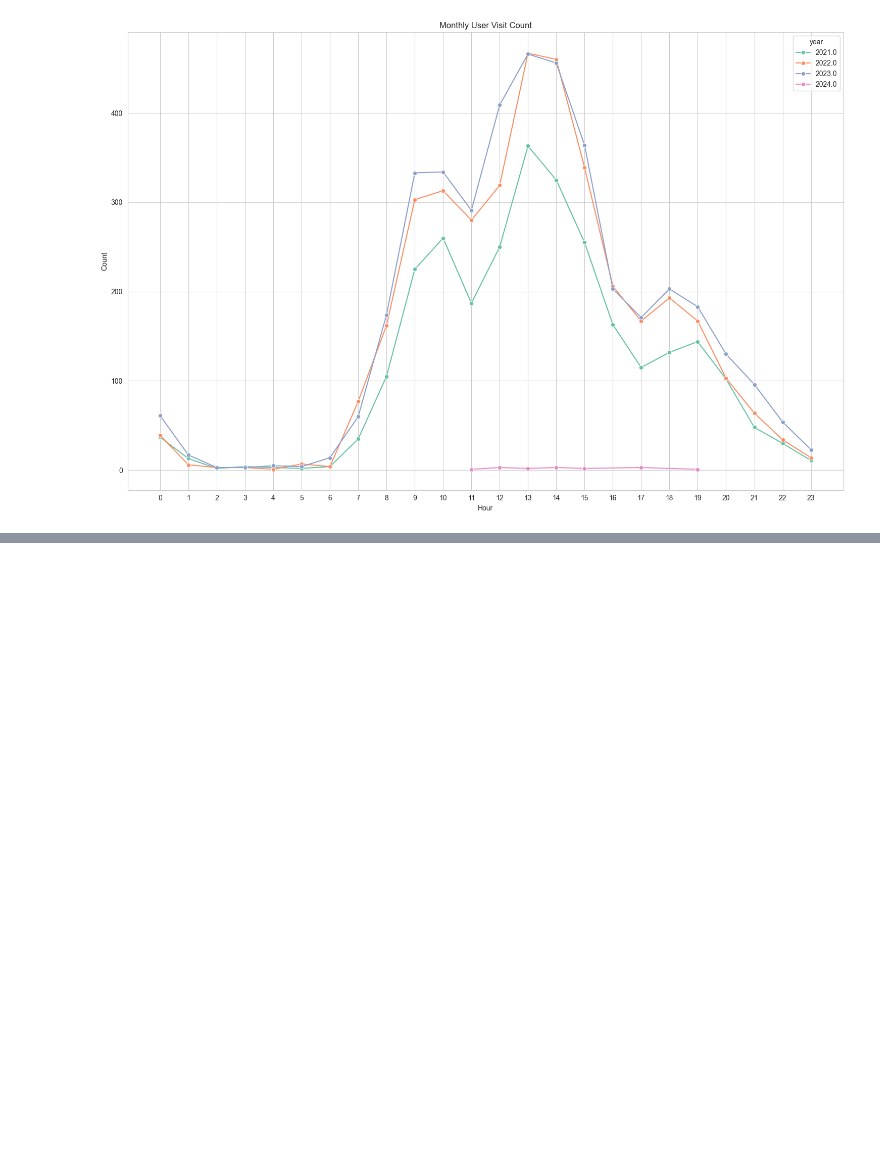
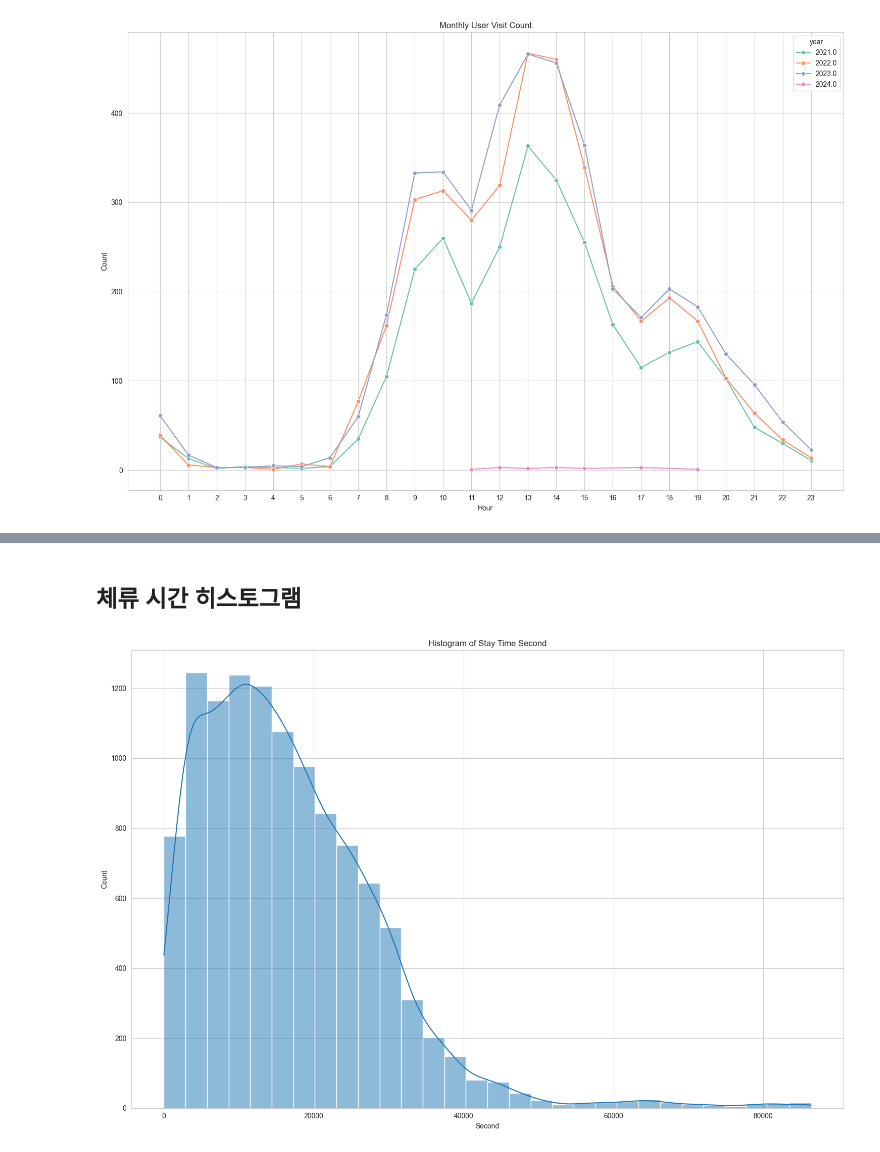
Before and after one commit to saeraniren/intermediate_project2, a Jupyter notebook: lwc_main.ipynb, the cells around one changed output, grey strips where cells are left out. Drawn from its saved outputs; the diff is of its cells as text; code cells hidden in the pictures; blank space fills up the shorter version.

```diff
--- a/lwc_main.ipynb
+++ b/lwc_main.ipynb
@@ -475,0 +537,12 @@ plt.show()
+# %% [markdown]
+## 체류 시간 히스토그램
+# %%
+plt.figure(figsize=(15,10))
+sns.histplot(data=trial_visit_info['stay_time_second'], bins=30, kde=True)
+plt.title('Histogram of Stay Time Second')
+plt.xlabel('Second')
+plt.ylabel('Count')
+plt.tight_layout()
+plt.show()
+# %% [output]
+[figure, added]
```
Also changed, not shown: parts of 8 cells of this notebook.
